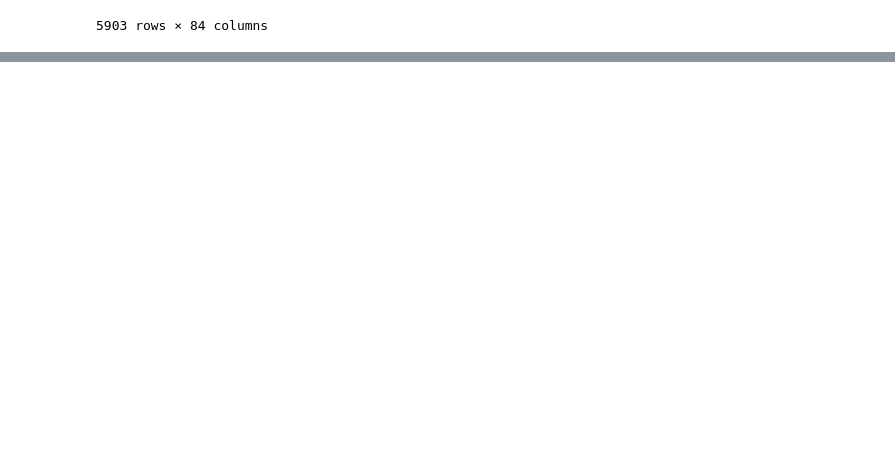
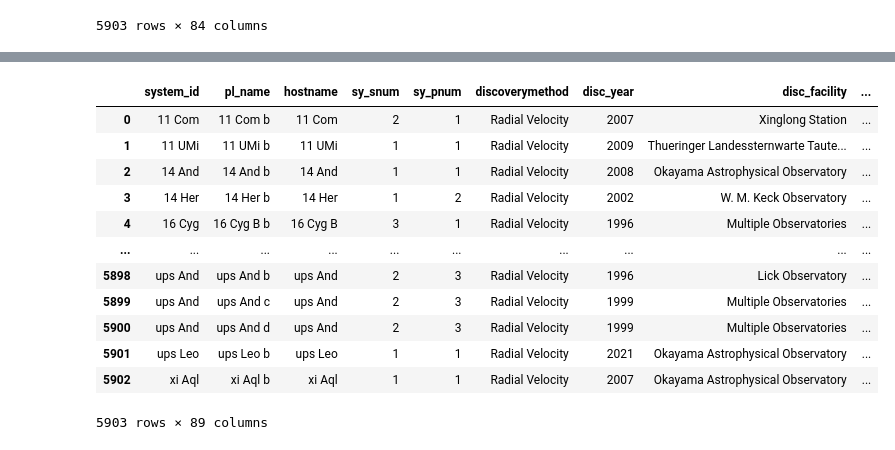
Before and after one commit to nsam160/final_project, a Jupyter notebook: Final Project.ipynb, the cells around one changed output, grey strips where cells are left out. Drawn from its saved outputs; the diff is of its cells as text; code cells hidden in the pictures; blank space fills up the shorter version.

```diff
--- a/Final Project.ipynb
+++ b/Final Project.ipynb
@@ -190,0 +211,17 @@ Index(['system_id', 'pl_name', 'hostname', 'sy_snum', 'sy_pnum',
+# %%
+new_df = pd.merge(left = df, right = grouped_tbl, how = 'left', on = ['pl_name', 'hostname', 'sy_snum', 'cb_flag'])
+new_df
+# %% [output]
+|  | system_id | pl_name | hostname | sy_snum | sy_pnum | discoverymethod | disc_year | disc_facility | ... |
+| 0 | 11 Com | 11 Com b | 11 Com | 2 | 1 | Radial Velocity | 2007 | Xinglong Station | ... |
+| 1 | 11 UMi | 11 UMi b | 11 UMi | 1 | 1 | Radial Velocity | 2009 | Thueringer Landessternwarte Taute... | ... |
+| 2 | 14 And | 14 And b | 14 And | 1 | 1 | Radial Velocity | 2008 | Okayama Astrophysical Observatory | ... |
+| 3 | 14 Her | 14 Her b | 14 Her | 1 | 2 | Radial Velocity | 2002 | W. M. Keck Observatory | ... |
+| 4 | 16 Cyg | 16 Cyg B b | 16 Cyg B | 3 | 1 | Radial Velocity | 1996 | Multiple Observatories | ... |
+| ... | ... | ... | ... | ... | ... | ... | ... | ... | ... |
+| 5898 | ups And | ups And b | ups And | 2 | 3 | Radial Velocity | 1996 | Lick Observatory | ... |
+| 5899 | ups And | ups And c | ups And | 2 | 3 | Radial Velocity | 1999 | Multiple Observatories | ... |
+| 5900 | ups And | ups And d | ups And | 2 | 3 | Radial Velocity | 1999 | Multiple Observatories | ... |
+| 5901 | ups Leo | ups Leo b | ups Leo | 1 | 1 | Radial Velocity | 2021 | Okayama Astrophysical Observatory | ... |
+| 5902 | xi Aql | xi Aql b | xi Aql | 1 | 1 | Radial Velocity | 2007 | Okayama Astrophysical Observatory | ... |
+5903 rows × 89 columns
```
Also changed, not shown: parts of 7 cells of this notebook, 3 other files.
